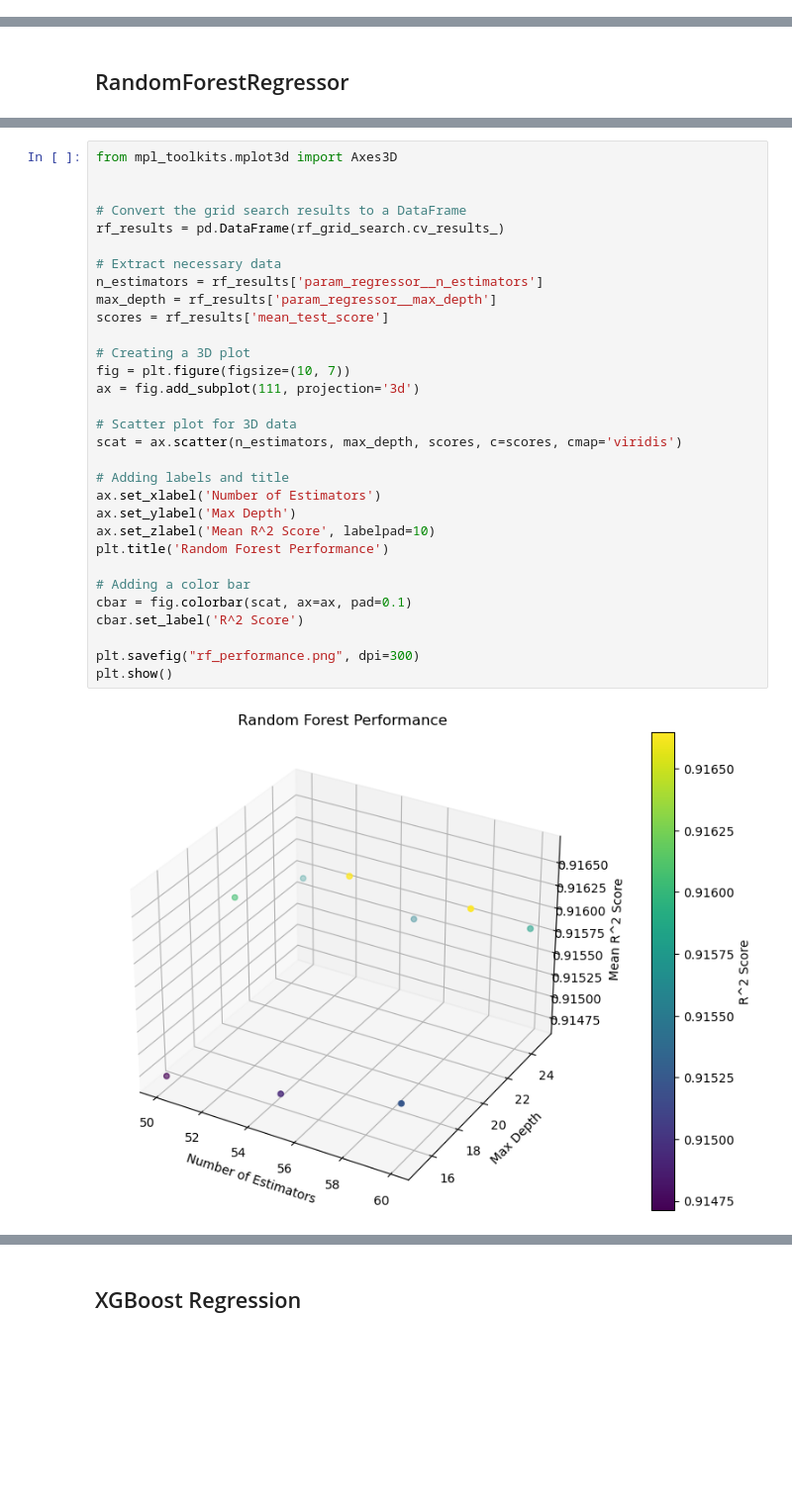
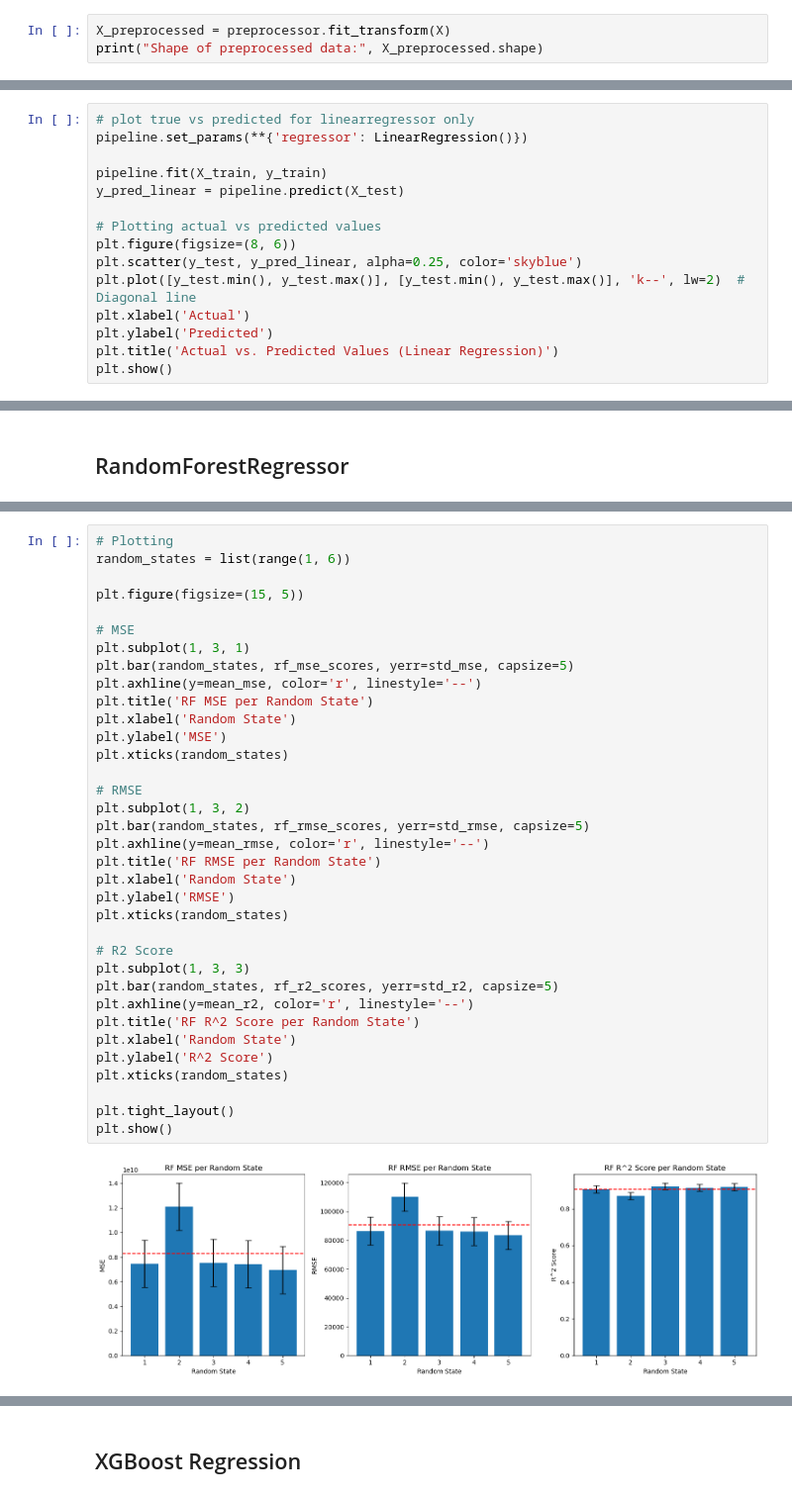
Before and after one commit to angelay1006/CO2_Emissions_Across_Flights, a Jupyter notebook: final_project_source_code.ipynb, the cells around one changed output, grey strips where cells are left out. Shown at 99% size. Drawn from its saved outputs; the diff is of its cells as text; blank space fills up the shorter version.

```diff
--- a/final_prep_2.ipynb
+++ b/final_project_source_code.ipynb
@@ -341,0 +344,3 @@ preprocessor = ColumnTransformer(
+# %%
+X_preprocessed = preprocessor.fit_transform(X)
+print("Shape of preprocessed data:", X_preprocessed.shape)
@@ -451,0 +502,15 @@ plt.show()
+# %%
+# plot true vs predicted for linearregressor only
+pipeline.set_params(**{'regressor': LinearRegression()})
+
+pipeline.fit(X_train, y_train)
+y_pred_linear = pipeline.predict(X_test)
+
+# Plotting actual vs predicted values
+plt.figure(figsize=(8, 6))
+plt.scatter(y_test, y_pred_linear, alpha=0.25, color='skyblue')
+plt.plot([y_test.min(), y_test.max()], [y_test.min(), y_test.max()], 'k--', lw=2)  # Diagonal line
+plt.xlabel('Actual')
+plt.ylabel('Predicted')
+plt.title('Actual vs. Predicted Values (Linear Regression)')
+plt.show()
@@ -482,33 +597,37 @@ rf Best R^2 score: 0.9166482175672835
 # %%
-from mpl_toolkits.mplot3d import Axes3D
+# Plotting
+random_states = list(range(1, 6))
 
+plt.figure(figsize=(15, 5))
 
-# Convert the grid search results to a DataFrame
-rf_results = pd.DataFrame(rf_grid_search.cv_results_)
+# MSE
+plt.subplot(1, 3, 1)
+plt.bar(random_states, rf_mse_scores, yerr=std_mse, capsize=5)
+plt.axhline(y=mean_mse, color='r', linestyle='--')
+plt.title('RF MSE per Random State')
+plt.xlabel('Random State')
+plt.ylabel('MSE')
+plt.xticks(random_states)
 
-# Extract necessary data
-n_estimators = rf_results['param_regressor__n_estimators']
-max_depth = rf_results['param_regressor__max_depth']
-scores = rf_results['mean_test_score']
+# RMSE
+plt.subplot(1, 3, 2)
+plt.bar(random_states, rf_rmse_scores, yerr=std_rmse, capsize=5)
+plt.axhline(y=mean_rmse, color='r', linestyle='--')
+plt.title('RF RMSE per Random State')
+plt.xlabel('Random State')
+plt.ylabel('RMSE')
+plt.xticks(random_states)
 
-# Creating a 3D plot
-fig = plt.figure(figsize=(10, 7))
-ax = fig.add_subplot(111, projection='3d')
+# R2 Score
+plt.subplot(1, 3, 3)
+plt.bar(random_states, rf_r2_scores, yerr=std_r2, capsize=5)
+plt.axhline(y=mean_r2, color='r', linestyle='--')
+plt.title('RF R^2 Score per Random State')
+plt.xlabel('Random State')
+plt.ylabel('R^2 Score')
+plt.xticks(random_states)
 
-# Scatter plot for 3D data
-scat = ax.scatter(n_estimators, max_depth, scores, c=scores, cmap='viridis')
-
-# Adding labels and title
-ax.set_xlabel('Number of Estimators')
-ax.set_ylabel('Max Depth')
-ax.set_zlabel('Mean R^2 Score', labelpad=10)
-plt.title('Random Forest Performance')
-
-# Adding a color bar
-cbar = fig.colorbar(scat, ax=ax, pad=0.1)
-cbar.set_label('R^2 Score')
-
-plt.savefig("rf_performance.png", dpi=300)
+plt.tight_layout()
 plt.show()
 # %% [output]
-[figure, old version]
+[figure, new version]
```
Also changed, not shown: parts of 21 cells of this notebook, 9 other files.
